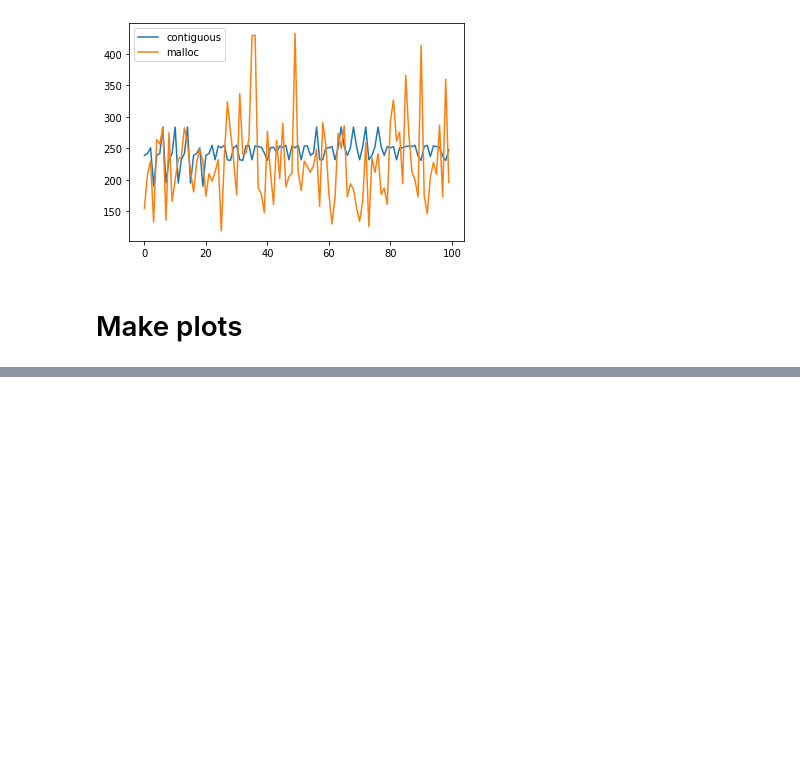
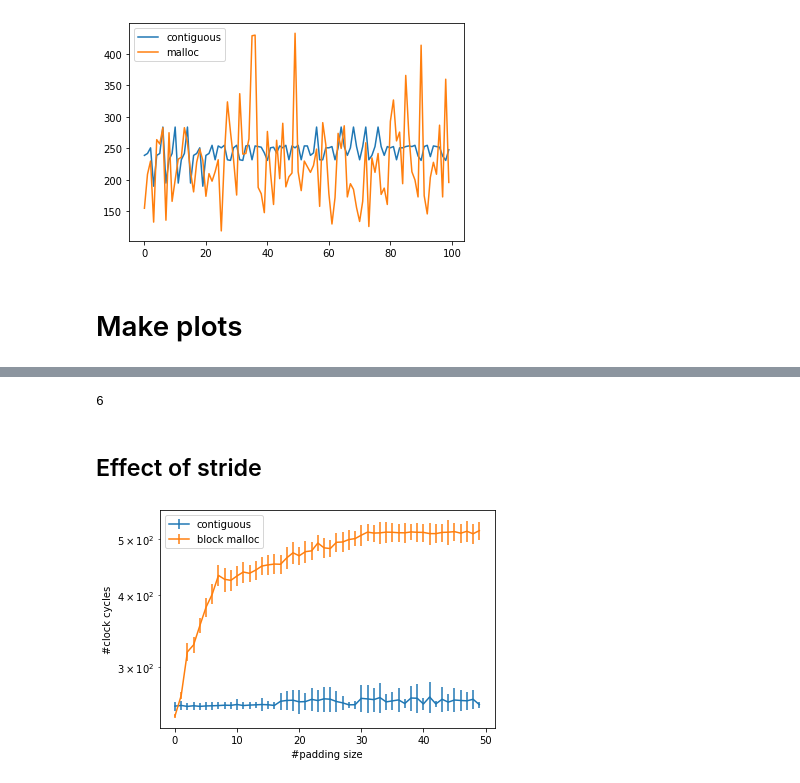
Before and after one commit to maerhart/dphpc-project, a Jupyter notebook: strided_benchmarks/plot_strided_benchmarks.ipynb, the cells around one changed output, grey strips where cells are left out. Drawn from its saved outputs; the diff is of its cells as text; code cells hidden in the pictures; blank space fills up the shorter version.

```diff
--- a/strided_benchmarks/plot_strided_benchmarks.ipynb
+++ b/strided_benchmarks/plot_strided_benchmarks.ipynb
@@ -66,0 +70,31 @@ plt.show()
+# %%
+len(list(zip(*results)))
+# %% [output]
+6
+# %% [markdown]
+## Effect of stride
+# %%
+results = []
+padding = list(range(50))
+
+n_blocks = 2
+n_threads_per_block = 1024
+n_floats = 1
+
+for n_padding in tqdm(padding):
+    results.append(get_mean_std(n_blocks=n_blocks, n_threads_per_block=n_threads_per_block, n_floats=n_floats, n_padding=n_padding))
+
+
+means_contig, stds_contig, means_block_malloc, stds_block_malloc, means_all_malloc, stds_all_malloc = zip(*results)
+
+plt.errorbar(padding, means_contig, stds_contig, label="contiguous")
+plt.errorbar(padding, means_block_malloc, stds_block_malloc, label="block malloc")
+
+plt.legend()
+
+plt.yscale("log")
+plt.xlabel("#padding size")
+plt.ylabel("#clock cycles")
+plt.show()
+# %% [output]
+[figure, added]
```
Also changed, not shown: parts of 5 cells of this notebook, 1 other file.
